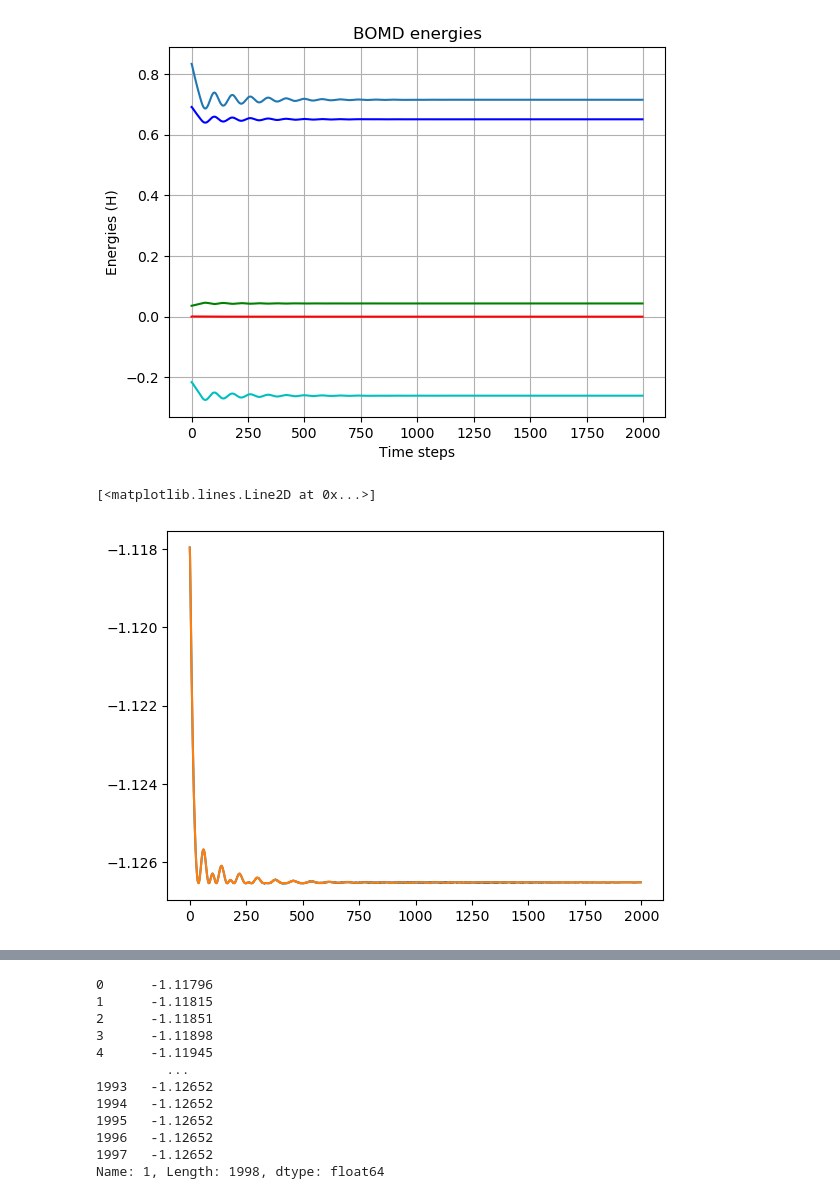
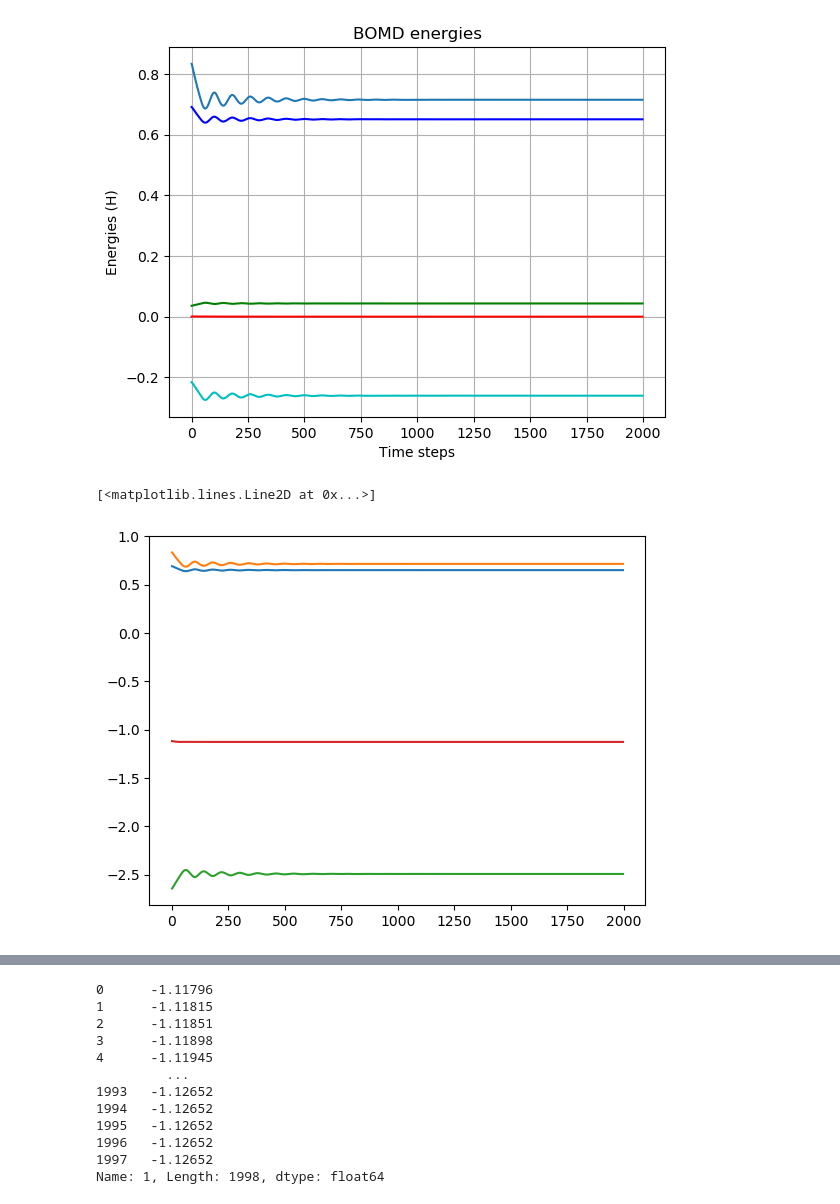
Before and after one commit to Peppone98/Quantum_MD_H2, a Jupyter notebook: CODE/plots.ipynb, the cells around one changed output, grey strips where cells are left out. Cells and saved outputs as stored; diff of their text form; code cells hidden in the pictures.

Commit message:
Adding BOMD and CGMD with DFT

```diff
--- a/CODE/plots.ipynb
+++ b/CODE/plots.ipynb
@@ -353,10 +353,12 @@ plt.savefig("outputs/pics/BOMD_en.png")
 # %% [output]
 [figure]
 # %%
-plt.plot(BOMD[4] + BOMD[6] + nucl_nucl)
+plt.plot(BOMD[4])
+plt.plot(nucl_nucl)
+plt.plot(BOMD[6])
 plt.plot(BOMD[1])
 # quindi attenzione perché devo escludere l'energia cinetica dei nuclei...
 # Sì, perché la E0 non è altro che l'energia elettronica...
 # %% [output]
 [<matplotlib.lines.Line2D at 0x...>]
-[figure, old version]
+[figure, new version]
```
Also changed, not shown: parts of 1 cell of this notebook, 18 other files.
